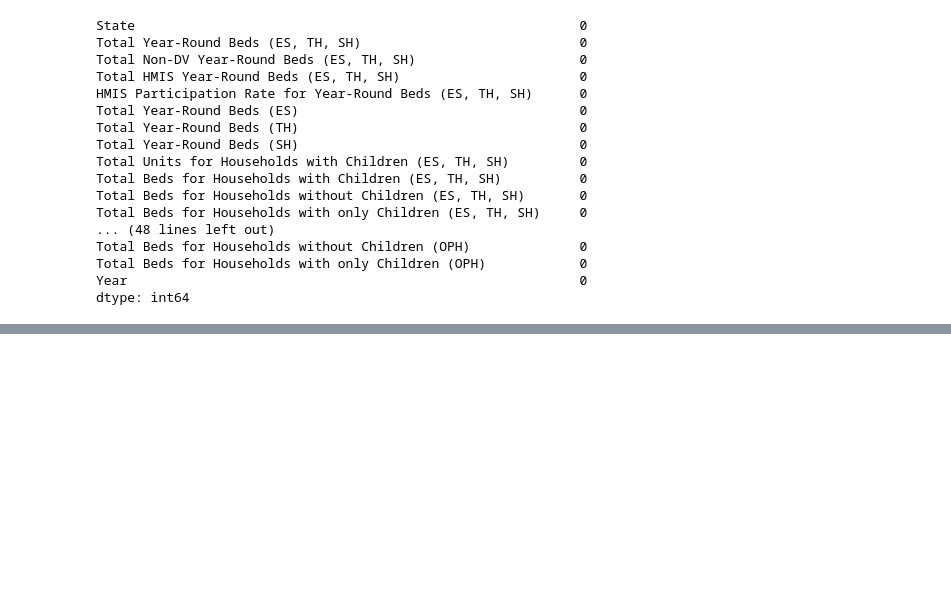
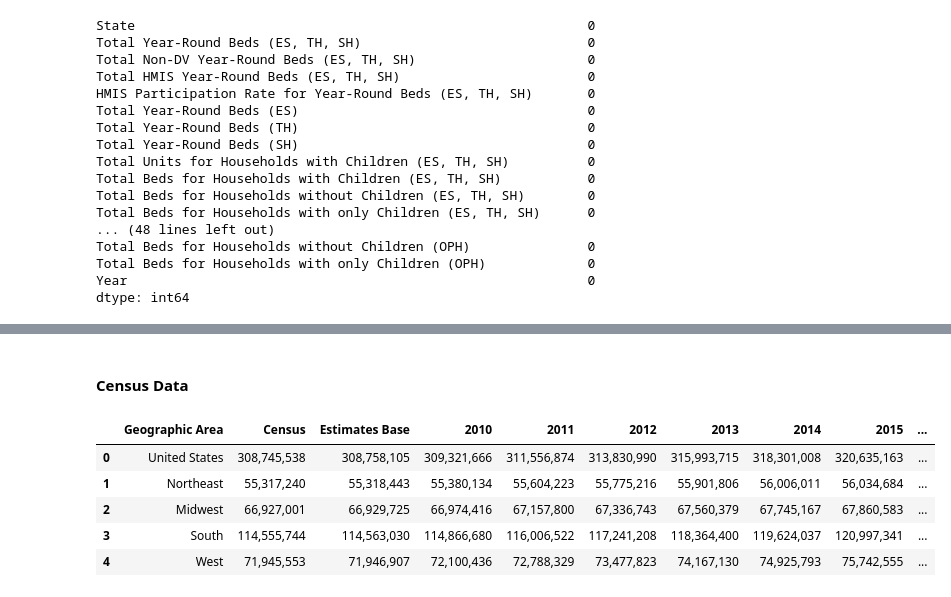
Before and after one commit to drainlm/MachineLearning_HIC, a Jupyter notebook: HIC_Counts_By_State.ipynb, the cells around one changed output, grey strips where cells are left out. Drawn from its saved outputs; the diff is of its cells as text; code cells hidden in the pictures; blank space fills up the shorter version.

```diff
--- a/HIC_Counts_By_State.ipynb
+++ b/HIC_Counts_By_State.ipynb
@@ -78,0 +139,2 @@ dtype: int64
+# %% [markdown]
+#### Census Data
@@ -78,0 +146,9 @@ dtype: int64
+# %%
+census_data_pre2020.head()
+# %% [output]
+|  | Geographic Area | Census | Estimates Base | 2010 | 2011 | 2012 | 2013 | 2014 | 2015 | ... |
+| 0 | United States | 308,745,538 | 308,758,105 | 309,321,666 | 311,556,874 | 313,830,990 | 315,993,715 | 318,301,008 | 320,635,163 | ... |
+| 1 | Northeast | 55,317,240 | 55,318,443 | 55,380,134 | 55,604,223 | 55,775,216 | 55,901,806 | 56,006,011 | 56,034,684 | ... |
+| 2 | Midwest | 66,927,001 | 66,929,725 | 66,974,416 | 67,157,800 | 67,336,743 | 67,560,379 | 67,745,167 | 67,860,583 | ... |
+| 3 | South | 114,555,744 | 114,563,030 | 114,866,680 | 116,006,522 | 117,241,208 | 118,364,400 | 119,624,037 | 120,997,341 | ... |
+| 4 | West | 71,945,553 | 71,946,907 | 72,100,436 | 72,788,329 | 73,477,823 | 74,167,130 | 74,925,793 | 75,742,555 | ... |
```
Also changed, not shown: parts of 28 cells of this notebook, 2 other files.
